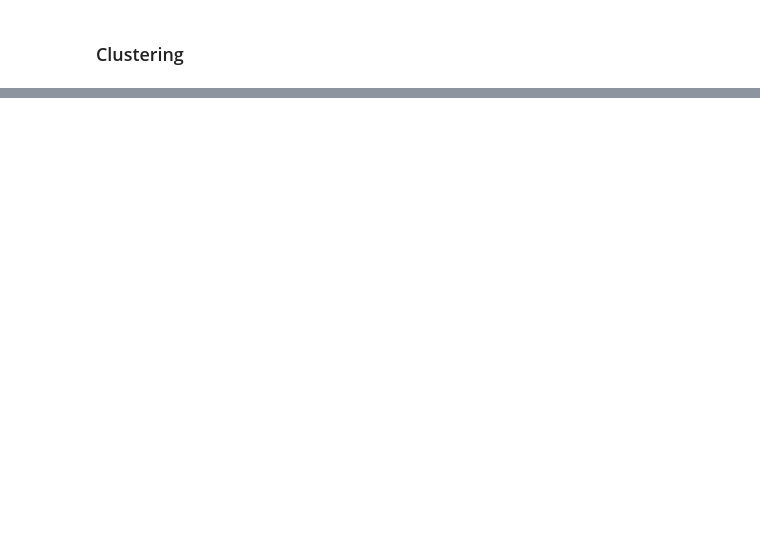
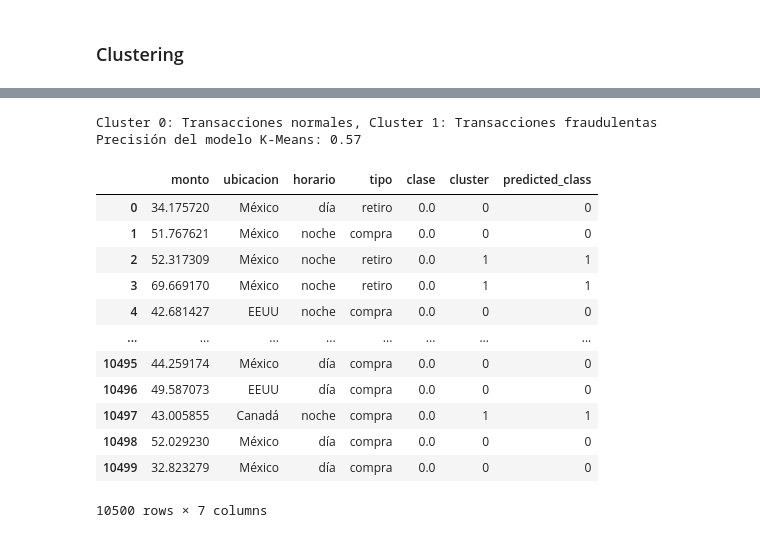
Before and after one commit to melanieoyarzun/herramientas_aplicadas, a Jupyter notebook: ejemplo_clasificacion_fraudes.ipynb, the cells around one changed output, grey strips where cells are left out. Drawn from its saved outputs; the diff is of its cells as text; code cells hidden in the pictures; blank space fills up the shorter version.

```diff
--- a/ejemplo_clasificacion_fraudes.ipynb
+++ b/ejemplo_clasificacion_fraudes.ipynb
@@ -186,0 +425,59 @@ plt.show()
+# %%
+### Código de Ejemplo en Python
+
+from sklearn.cluster import KMeans
+from sklearn.preprocessing import StandardScaler
+from sklearn.metrics import accuracy_score
+import numpy as np
+
+# 1. Seleccionar características relevantes
+X_clustering = datos_codificados.drop('clase', axis=1)  # 'clase' es la columna de etiquetas reales
+
+# 2. Preprocesar los datos (escalar características)
+scaler = StandardScaler()
+X_scaled = scaler.fit_transform(X_clustering)
+
+# 3. Entrenar el modelo K-Means con 2 clusters
+kmeans = KMeans(n_clusters=2, random_state=42)
+kmeans.fit(X_scaled)
+
+# 4. Asignar una etiqueta a cada transacción
+labels = kmeans.predict(X_scaled)
+datos['cluster'] = labels  # Guardar las etiquetas generadas por K-Means en el conjunto de datos
+
+# 5. Evaluar la precisión del modelo
+# Como no sabemos cuál cluster es cuál, necesitamos ajustar las etiquetas si es necesario
+# Calculamos la precisión para ambas posibles asignaciones de cluster
+accuracy_option_1 = accuracy_score(datos['clase'], labels)  # Asignación original
+accuracy_option_2 = accuracy_score(datos['clase'], np.abs(labels - 1))  # Invertimos los clusters
+
+# Determinar cuál opción tiene mayor precisión y asignar los clusters acorde
+if accuracy_option_1 > accuracy_option_2:
+    accuracy = accuracy_option_1
+    datos['predicted_class'] = labels  # Cluster 0 corresponde a la clase 0, cluster 1 a la clase 1
+    print("Cluster 0: Transacciones normales, Cluster 1: Transacciones fraudulentas")
+else:
+    accuracy = accuracy_option_2
+    datos['predicted_class'] = np.abs(labels - 1)  # Invertimos los clusters para que coincidan con las clases
+    print("Cluster 1: Transacciones normales, Cluster 0: Transacciones fraudulentas")
+
+print(f"Precisión del modelo K-Means: {accuracy:.2f}")
+# %% [output]
+Cluster 0: Transacciones normales, Cluster 1: Transacciones fraudulentas
+Precisión del modelo K-Means: 0.57
+# %%
+datos
+# %% [output]
+|  | monto | ubicacion | horario | tipo | clase | cluster | predicted_class |
+| 0 | 34.175720 | México | día | retiro | 0.0 | 0 | 0 |
+| 1 | 51.767621 | México | noche | compra | 0.0 | 0 | 0 |
+| 2 | 52.317309 | México | noche | retiro | 0.0 | 1 | 1 |
+| 3 | 69.669170 | México | noche | retiro | 0.0 | 1 | 1 |
+| 4 | 42.681427 | EEUU | noche | compra | 0.0 | 0 | 0 |
+| ... | ... | ... | ... | ... | ... | ... | ... |
+| 10495 | 44.259174 | México | día | compra | 0.0 | 0 | 0 |
+| 10496 | 49.587073 | EEUU | día | compra | 0.0 | 0 | 0 |
+| 10497 | 43.005855 | Canadá | noche | compra | 0.0 | 1 | 1 |
+| 10498 | 52.029230 | México | día | compra | 0.0 | 0 | 0 |
+| 10499 | 32.823279 | México | día | compra | 0.0 | 0 | 0 |
+10500 rows × 7 columns
```
Also changed, not shown: parts of 38 cells of this notebook.
